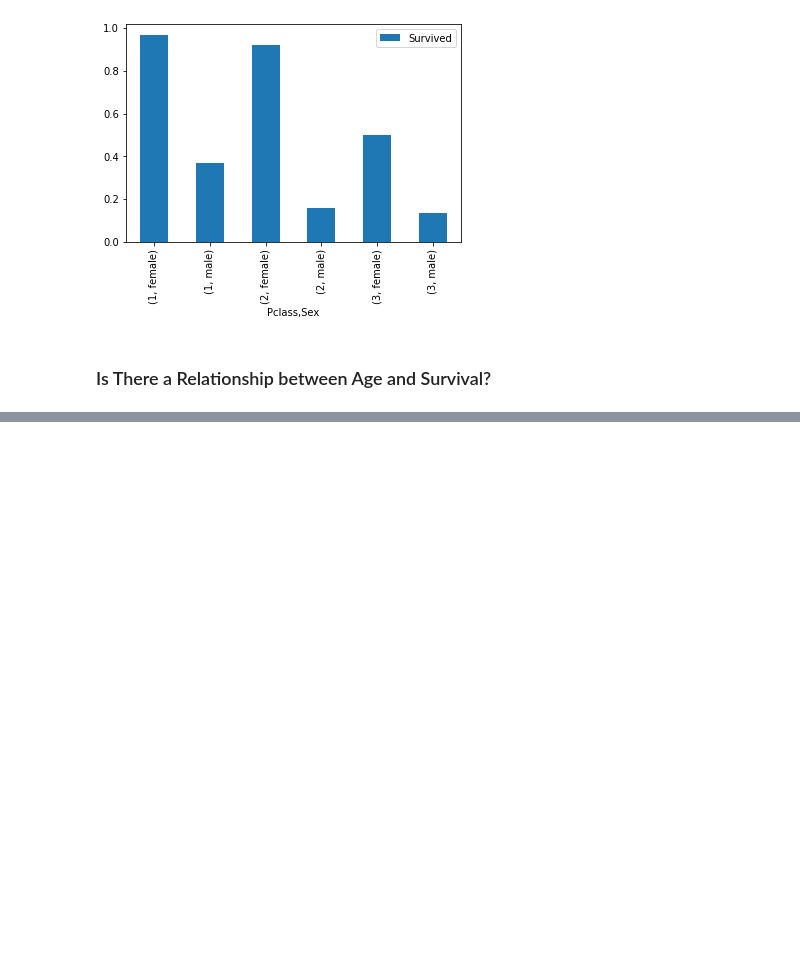
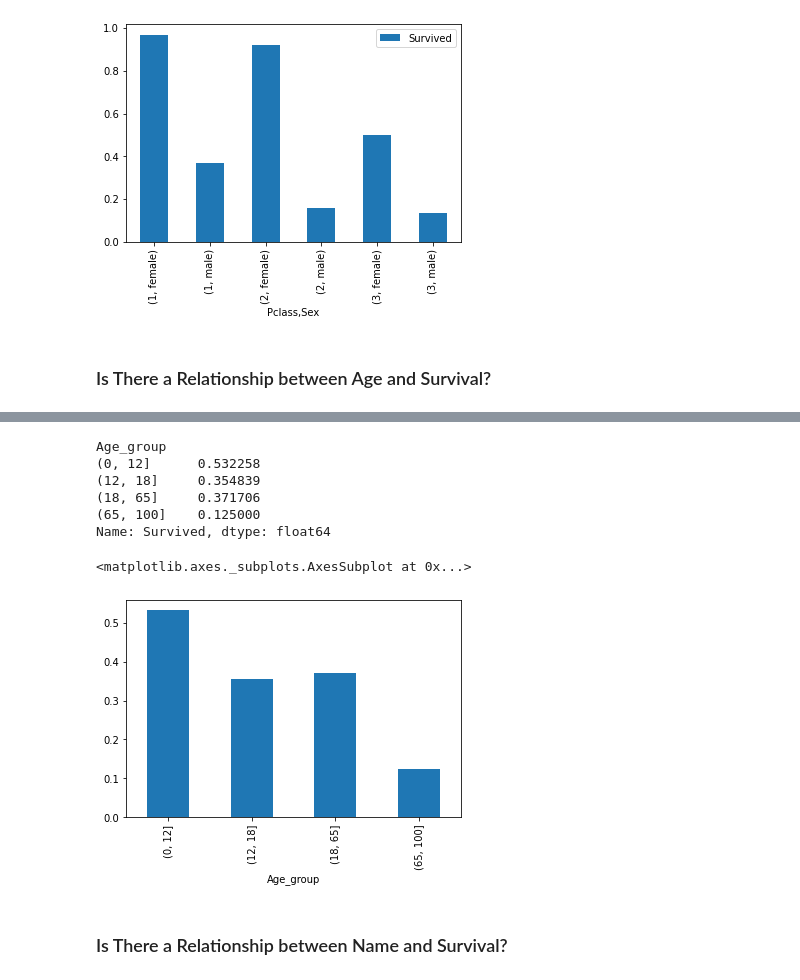
Before and after one commit to immmjack/Titanic-Survival-Prediction, a Jupyter notebook: titanic.ipynb, the cells around one changed output, grey strips where cells are left out. Saved outputs shown, nothing was run; the diff lists cells and outputs as text; code cells hidden in the pictures; blank space fills up the shorter version.

Commit message:
finish finding relationships

```diff
--- a/titanic.ipynb
+++ b/titanic.ipynb
@@ -293,0 +319,19 @@ plt.show()
+# %%
+bins = [0, 12, 18, 65, 100]
+train_data['Age_group'] = pd.cut(train_data['Age'], bins)
+by_age = train_data.groupby('Age_group')['Survived'].mean()
+by_age
+# %% [output]
+Age_group
+(0, 12]      0.532258
+(12, 18]     0.354839
+(18, 65]     0.371706
+(65, 100]    0.125000
+Name: Survived, dtype: float64
+# %%
+by_age.plot(kind = 'bar')
+# %% [output]
+<matplotlib.axes._subplots.AxesSubplot at 0x...>
+[figure, added]
+# %% [markdown]
+### Is There a Relationship between Name and Survival?
```
Also changed, not shown: parts of 42 cells of this notebook.
